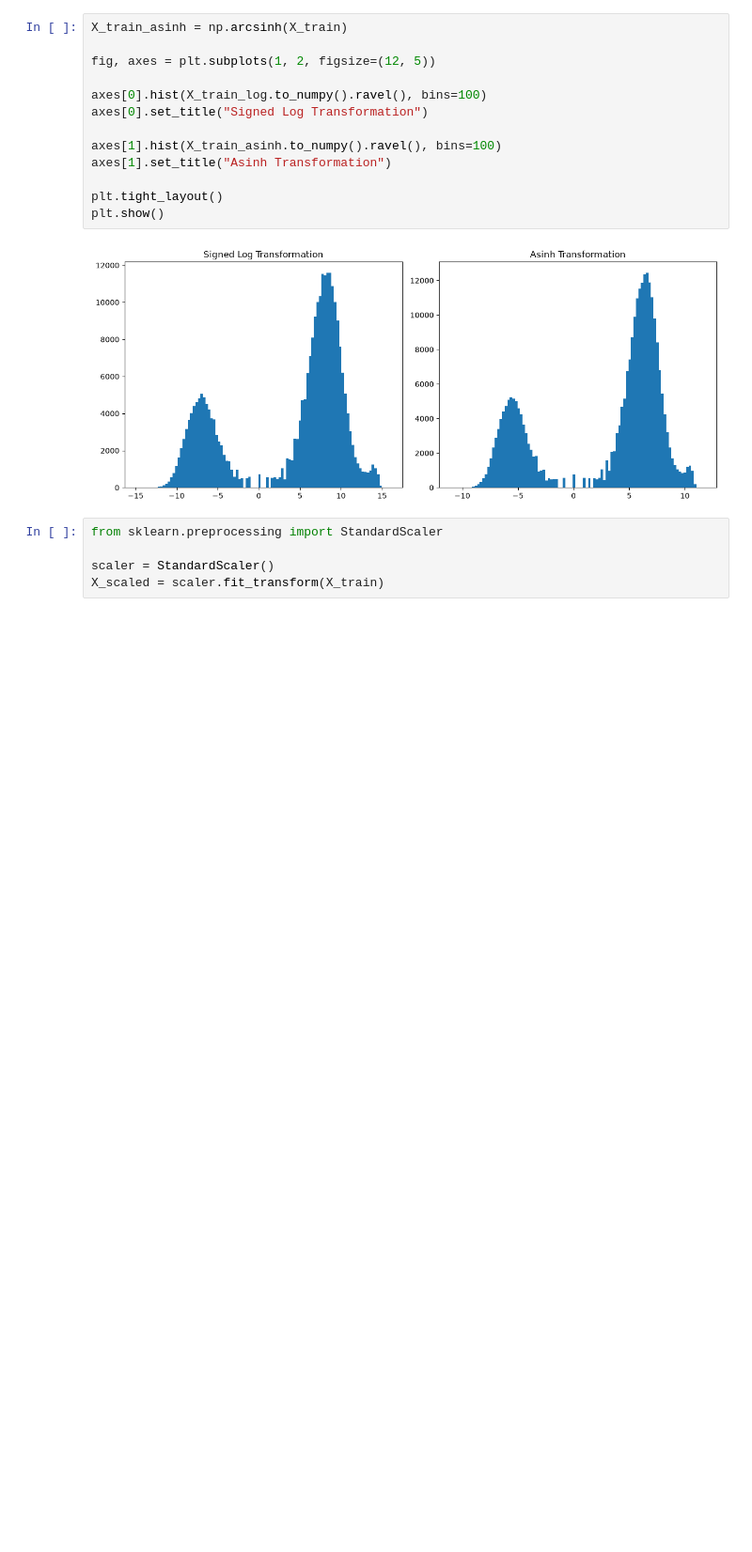
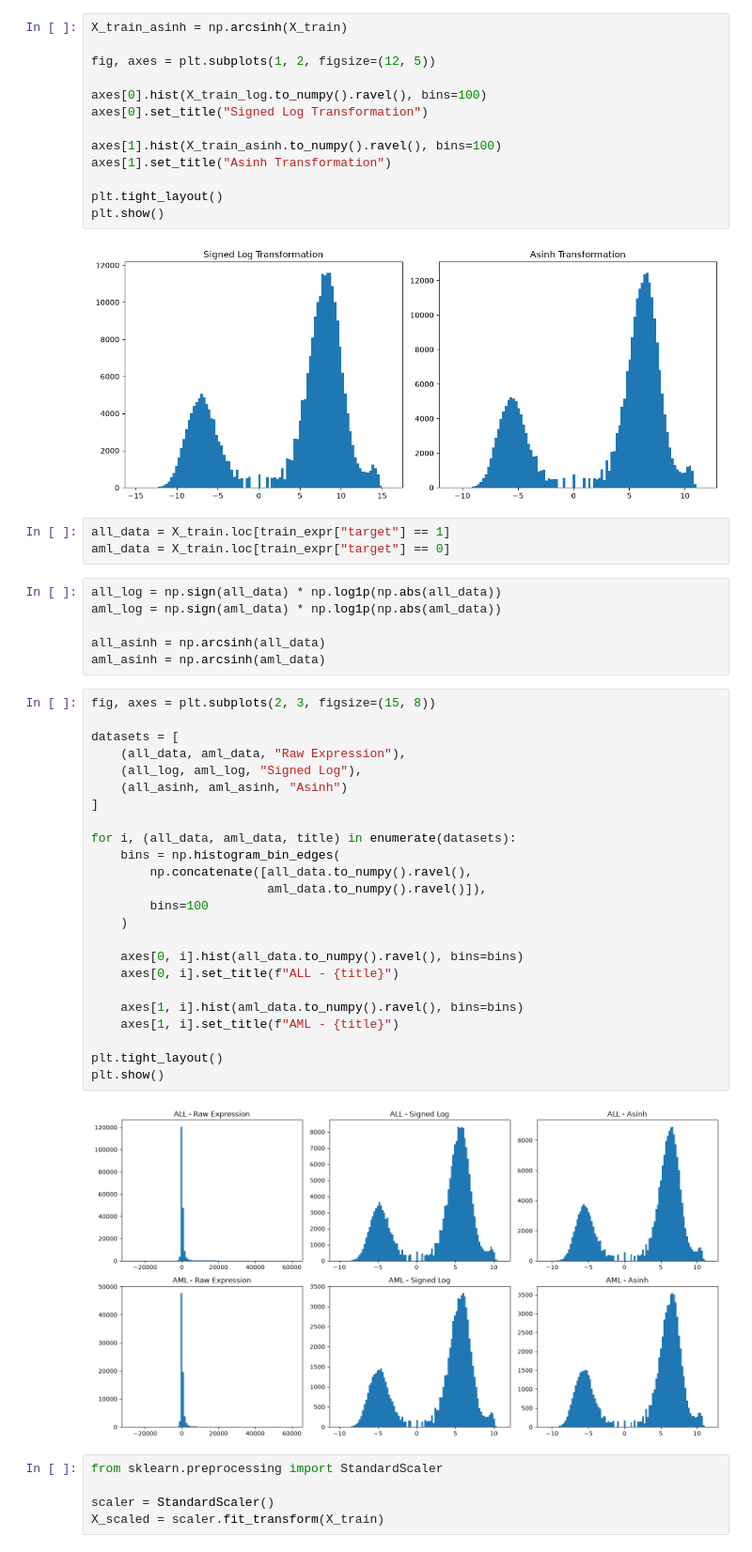
Before and after one commit to zehrarid/cancer-classification-gene-expression, a Jupyter notebook: code/dataPrep.ipynb, the cells around one changed output. Shown at 94% size. Drawn from its saved outputs; the diff is of its cells as text; blank space fills up the shorter version.

```diff
--- a/code/dataPrep.ipynb
+++ b/code/dataPrep.ipynb
@@ -290,6 +294,41 @@ plt.tight_layout()
 plt.show()
 # %% [output]
 [figure]
+# %%
+all_data = X_train.loc[train_expr["target"] == 1]
+aml_data = X_train.loc[train_expr["target"] == 0]
+# %%
+all_log = np.sign(all_data) * np.log1p(np.abs(all_data))
+aml_log = np.sign(aml_data) * np.log1p(np.abs(aml_data))
+
+all_asinh = np.arcsinh(all_data)
+aml_asinh = np.arcsinh(aml_data)
+# %%
+fig, axes = plt.subplots(2, 3, figsize=(15, 8))
+
+datasets = [
+    (all_data, aml_data, "Raw Expression"),
+    (all_log, aml_log, "Signed Log"),
+    (all_asinh, aml_asinh, "Asinh")
+]
+
+for i, (all_data, aml_data, title) in enumerate(datasets):
+    bins = np.histogram_bin_edges(
+        np.concatenate([all_data.to_numpy().ravel(),
+                        aml_data.to_numpy().ravel()]),
+        bins=100
+    )
+
+    axes[0, i].hist(all_data.to_numpy().ravel(), bins=bins)
+    axes[0, i].set_title(f"ALL - {title}")
+
+    axes[1, i].hist(aml_data.to_numpy().ravel(), bins=bins)
+    axes[1, i].set_title(f"AML - {title}")
+
+plt.tight_layout()
+plt.show()
+# %% [output]
+[figure, added]
 # %%
 from sklearn.preprocessing import StandardScaler
 
```
Also changed, not shown: parts of 13 cells of this notebook.
